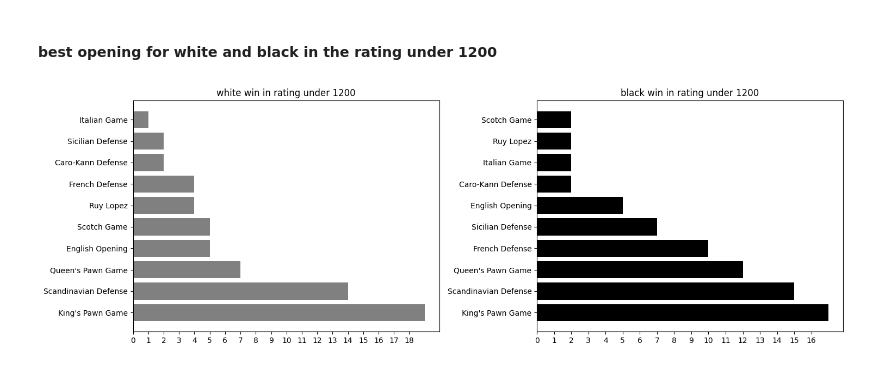
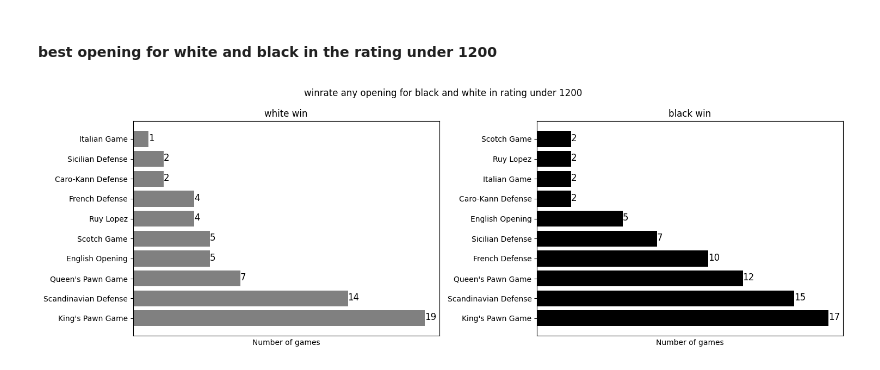
Before and after one commit to MrShotgun1182/chess_opening_analys, a Jupyter notebook: base_analys.ipynb, the cells around one changed output. Drawn from its saved outputs; the diff is of its cells as text; code cells hidden in the pictures.

```diff
--- a/base_analys.ipynb
+++ b/base_analys.ipynb
@@ -209,24 +210,50 @@ plt.show()
 # %%
 rating_under1200 = equal_game_by_opening[(equal_game_by_opening['white_rating'] <= 1220) & (equal_game_by_opening['black_rating'] <= 1220)]
 
 white_win = rating_under1200[rating_under1200['winner'] == 'white'].value_counts('opening_name').to_dict()
 black_win = rating_under1200[rating_under1200['winner'] == 'black'].value_counts('opening_name').to_dict()
 
-fig, (ax1, ax2) = plt.subplots(1, 2, figsize=(15, 5))
+info_barh1 = {"title": "white win",
+              "bar_color": "gray",
+              "y": list(white_win.keys()),
+              "x": list(white_win.values()),
+              "x_label": "Number of games"}
+info_barh2 = {"title": "black win",
+              "bar_color": "black",
+              "y": list(black_win.keys()),
+              "x": list(black_win.values()),
+              "x_label": "Number of games"}
+plt_info = {"figsize": (15,5),
+            "plt_title": "winrate any opening for black and white in rating under 1200"}
 
-ax1.set_title('white win in rating under 1200')
-ax2.set_title('black win in rating under 1200')
 
-white_bar = ax1.barh(list(white_win.keys()), list(white_win.values()), color='gray')
-black_bar = ax2.barh(list(black_win.keys()), list(black_win.values()), color='black')
+def barh_2(barh1_info, barh2_info, plt_info=None):
+    fig, axes = plt.subplots(1, 2, figsize=plt_info.get("figsize", (15,5)))
+    ax1, ax2 = axes
 
-ax1.set_xticks(range(0, max(white_win.values()), 1))
-ax2.set_xticks(range(0, max(black_win.values()), 1))
+    fig.suptitle(plt_info.get("plt_title", "hi"))
 
-for i, (bar1, bar2) in enumerate(zip(white_bar, black_bar)):
-    pass
+    ax1.set_title(barh1_info["title"])
+    ax2.set_title(barh2_info["title"])
 
-plt.tight_layout()
+    bars1 = ax1.barh(barh1_info["y"], barh1_info["x"], color=barh1_info["bar_color"])
+    bars2 = ax2.barh(barh2_info["y"], barh2_info["x"], color=barh2_info["bar_color"])
+
+    ax1.set_xticks([])
+    ax2.set_xticks([])
+
+    ax1.set_xlabel(barh1_info["x_label"])
+    ax2.set_xlabel(barh2_info["x_label"])
+
+    for i, (bar1, bar2) in enumerate(zip(bars1, bars2)):
+        ax1.text(barh1_info["x"][i], y=i-0.1, s=str(barh1_info["x"][i]), color="black", fontsize=12)
+        ax2.text(barh2_info["x"][i], y=i-0.1, s=str(barh2_info["x"][i]), color="black", fontsize=12)
+
+
+    plt.tight_layout()
+    return fig, axes
+
+barh_2(info_barh1, info_barh2, plt_info)
 plt.show()
 # %% [output]
-[figure, old version]
+[figure, new version]
```
Also changed, not shown: parts of 5 cells of this notebook.
